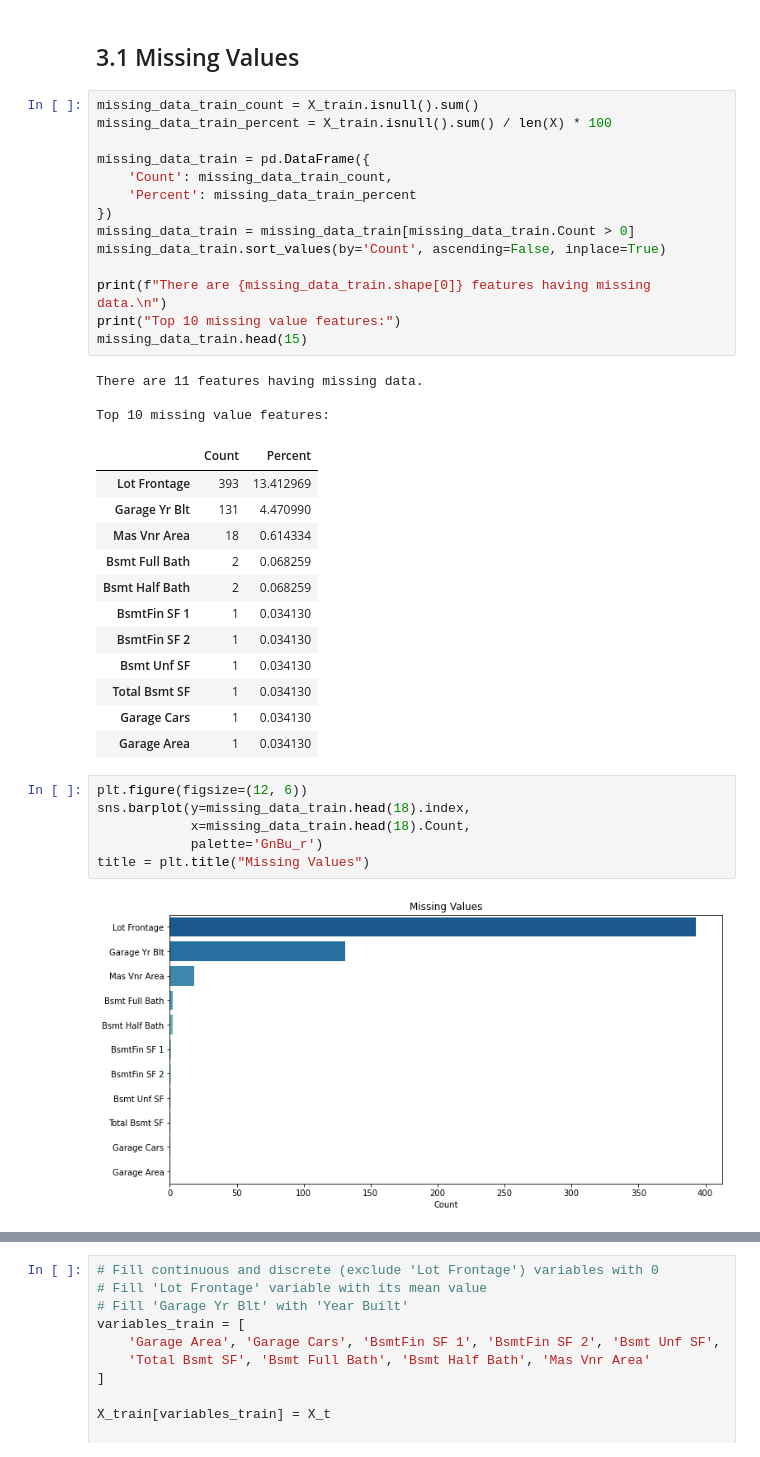
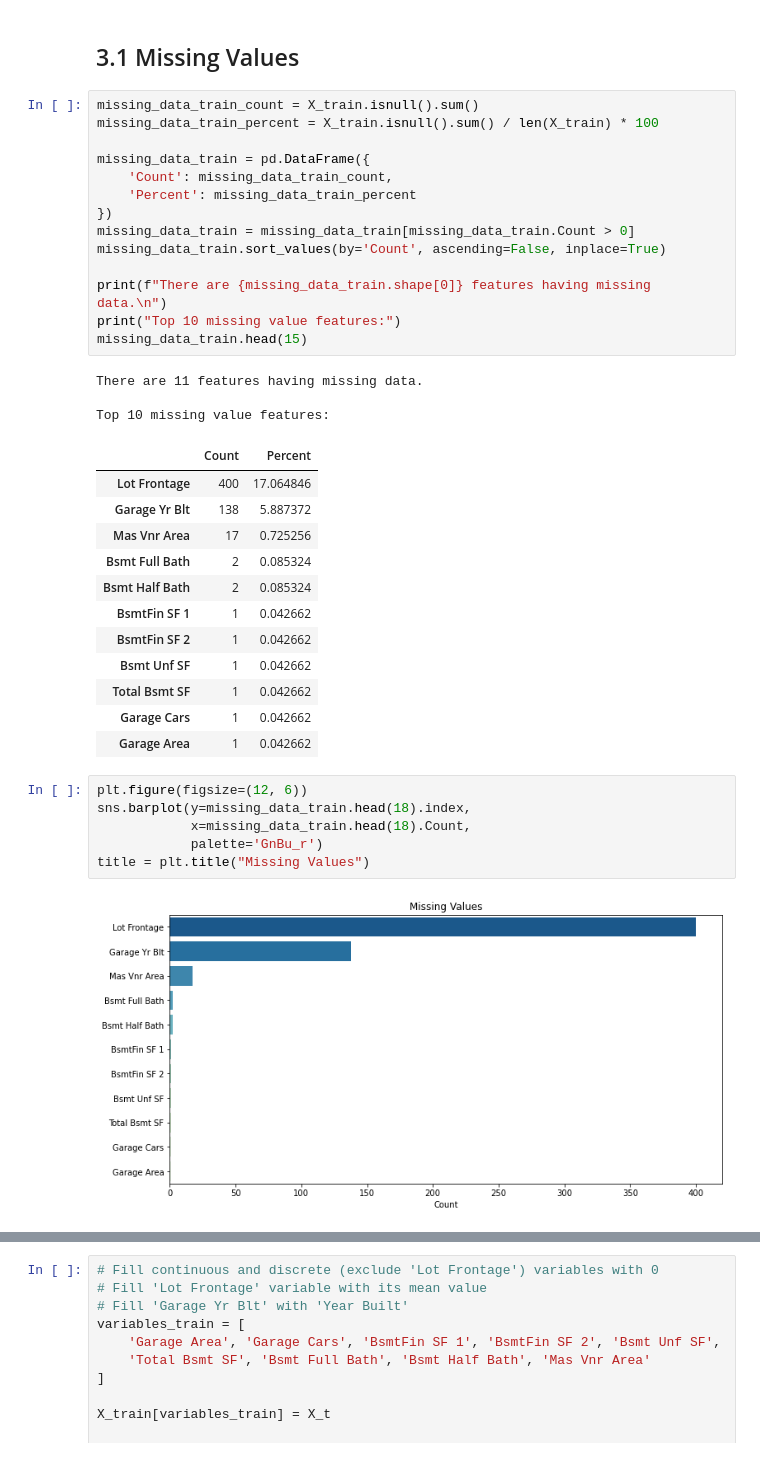
Before and after one commit to rifqiazhari/Ames-House-Sale-Price, a Jupyter notebook: P2 - Ames Housing.ipynb, the cells around one changed output, grey strips where cells are left out. Drawn from its saved outputs; the diff is of its cells as text.

```diff
--- a/P2 - Ames Housing.ipynb
+++ b/P2 - Ames Housing.ipynb
@@ -310,34 +312,34 @@ title = plt.title('Correlation Heatmap')
 ## 3.1 Missing Values
 # %%
 missing_data_train_count = X_train.isnull().sum()
-missing_data_train_percent = X_train.isnull().sum() / len(X) * 100
+missing_data_train_percent = X_train.isnull().sum() / len(X_train) * 100
 
 missing_data_train = pd.DataFrame({
     'Count': missing_data_train_count,
     'Percent': missing_data_train_percent
 })
 missing_data_train = missing_data_train[missing_data_train.Count > 0]
 missing_data_train.sort_values(by='Count', ascending=False, inplace=True)
 
 print(f"There are {missing_data_train.shape[0]} features having missing data.\n")
 print("Top 10 missing value features:")
 missing_data_train.head(15)
 # %% [output]
 There are 11 features having missing data.
 
 Top 10 missing value features:
 |  | Count | Percent |
-| Lot Frontage | 393 | 13.412969 |
-| Garage Yr Blt | 131 | 4.470990 |
-| Mas Vnr Area | 18 | 0.614334 |
-| Bsmt Full Bath | 2 | 0.068259 |
-| Bsmt Half Bath | 2 | 0.068259 |
-| BsmtFin SF 1 | 1 | 0.034130 |
-| BsmtFin SF 2 | 1 | 0.034130 |
-| Bsmt Unf SF | 1 | 0.034130 |
-| Total Bsmt SF | 1 | 0.034130 |
-| Garage Cars | 1 | 0.034130 |
-| Garage Area | 1 | 0.034130 |
+| Lot Frontage | 400 | 17.064846 |
+| Garage Yr Blt | 138 | 5.887372 |
+| Mas Vnr Area | 17 | 0.725256 |
+| Bsmt Full Bath | 2 | 0.085324 |
+| Bsmt Half Bath | 2 | 0.085324 |
+| BsmtFin SF 1 | 1 | 0.042662 |
+| BsmtFin SF 2 | 1 | 0.042662 |
+| Bsmt Unf SF | 1 | 0.042662 |
+| Total Bsmt SF | 1 | 0.042662 |
+| Garage Cars | 1 | 0.042662 |
+| Garage Area | 1 | 0.042662 |
 # %%
 plt.figure(figsize=(12, 6))
 sns.barplot(y=missing_data_train.head(18).index,
@@ -345,6 +347,6 @@ sns.barplot(y=missing_data_train.head(18).index,
             palette='GnBu_r')
 title = plt.title("Missing Values")
 # %% [output]
-[figure, old version]
+[figure, new version]
 # %%
 missing_data_test_count = X_test.isnull().sum()
```
Also changed, not shown: parts of 11 cells of this notebook.
